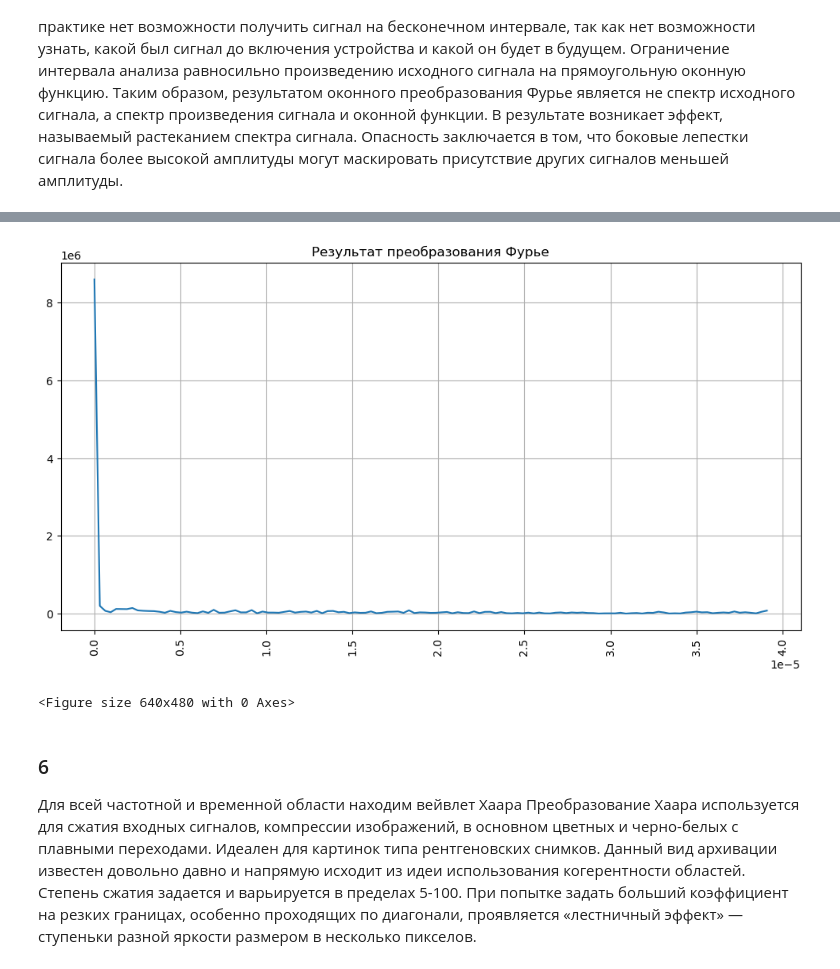
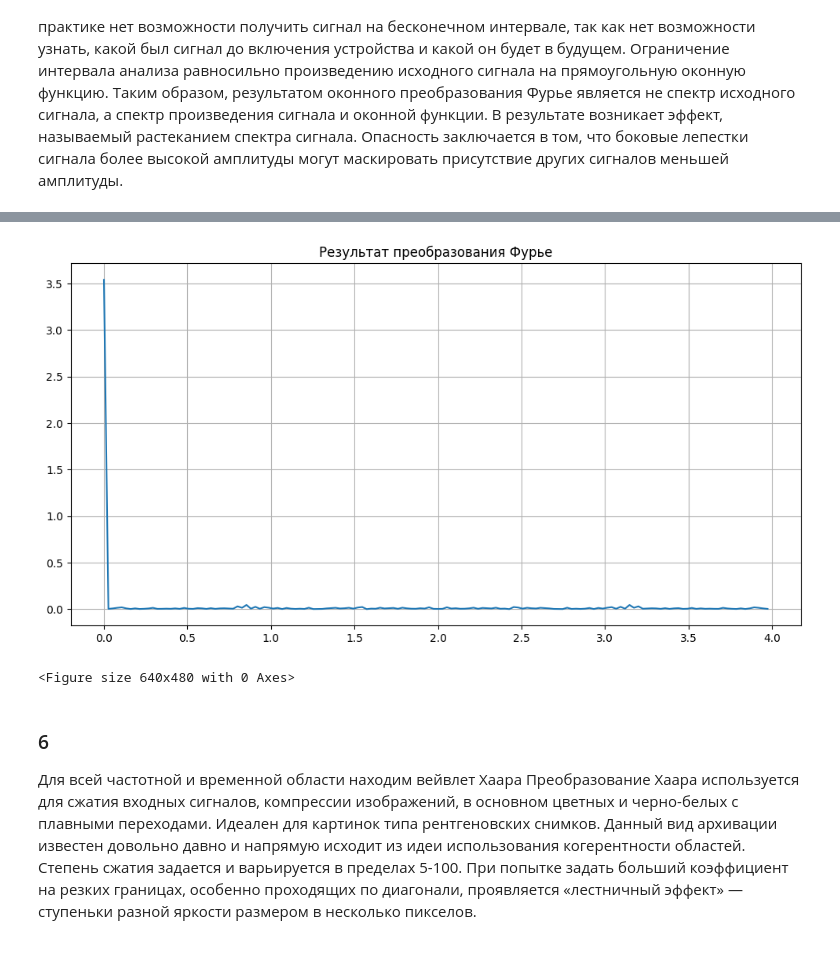
Before and after one commit to Berendei-Jr/dz_oirs, a Jupyter notebook: ДЗ1.ipynb, the cells around one changed output, grey strips where cells are left out. Drawn from its saved outputs; the diff is of its cells as text; code cells hidden in the pictures.

```diff
--- a/ДЗ1.ipynb
+++ b/ДЗ1.ipynb
@@ -34,15 +57,12 @@ train_data.head()
 # %%
-grouped_data = train_data.groupby('date')['total'].sum().reset_index()
+# Построение графика зависимости часов работы от дня
+plt.figure(figsize=(15, 10))
+plt.plot(train_data['time'],train_data['total'])
+plt.title('Зависимость данных датчика электродермальной активности от времени')
+plt.xlabel('Время (мин)')
+plt.ylabel('Электродермальная активность (мкСм)')
+plt.grid(True)
 
-# Построение графика зависимости часов работы от дня
-plt.figure(figsize=(10, 6))
-plt.plot(grouped_data['date'],grouped_data['total'], marker='o', linestyle='-')
-plt.title('Зависимость часов работы от дня')
-plt.xlabel('Дата')
-plt.ylabel('Часы работы')
-plt.grid(True)
-plt.xticks(rotation=45)
-plt.tight_layout()
+plt.savefig('1.png', format ='png', dpi=300)
 plt.show()
-plt.savefig('1.jpg', format ='jpg', dpi=300)
 # %% [output]
@@ -95,7 +114,7 @@ print(f'Размах сигнала: {amplitude}')
 Находим автокорреляционную функцию
 Автокорреляционная функция — зависимость взаимосвязи между функцией (сигналом) и её сдвинутой копией от величины временного сдвига. Таким образом, из этого графика можно судить о периодичности исходной функции, а, следовательно, и о её частотных характеристиках.
 # %%
-grouped_data.set_index('date', inplace=True)
+grouped_data.set_index('time', inplace=True)
 grouped_data.head()
 # %% [output]
 |  | total |
@@ -156,27 +165,23 @@ for size in window_sizes:
 # %%
 val = grouped_data['total'].values
-X = fft(val)
+X = fft(val, n=150)
 N = len(X)
 n = np.arange(N)
-# get the sampling rate
-sr = 1 / (60 * 60)
+sr = 4
 T = N / sr
 freq = n / T
 
-# Get the one-sided specturm
-n_oneside = N // 7 # делить на количество окон
-# get the one side frequency
-f_oneside = freq[:n_oneside]
+#n_oneside = N // 2
+# f_oneside = freq[:n_oneside]
 
 plt.figure(figsize=(12,6), dpi=100)
-plt.plot(f_oneside, np.abs(X[:n_oneside]))
+plt.plot(freq, np.abs(X))
 plt.title('Результат преобразования Фурье')
-plt.xticks(rotation=90)
 plt.grid(True)
 plt.show()
-plt.savefig('3.jpg', format ='jpg', dpi=300)
+plt.savefig('3.png', format ='png', dpi=300)
 # %% [output]
-[figure, old version]
+[figure, new version]
 <Figure size 640x480 with 0 Axes>
 # %% [markdown]
 ### 6
```
Also changed, not shown: parts of 16 cells of this notebook, 15 other files.
